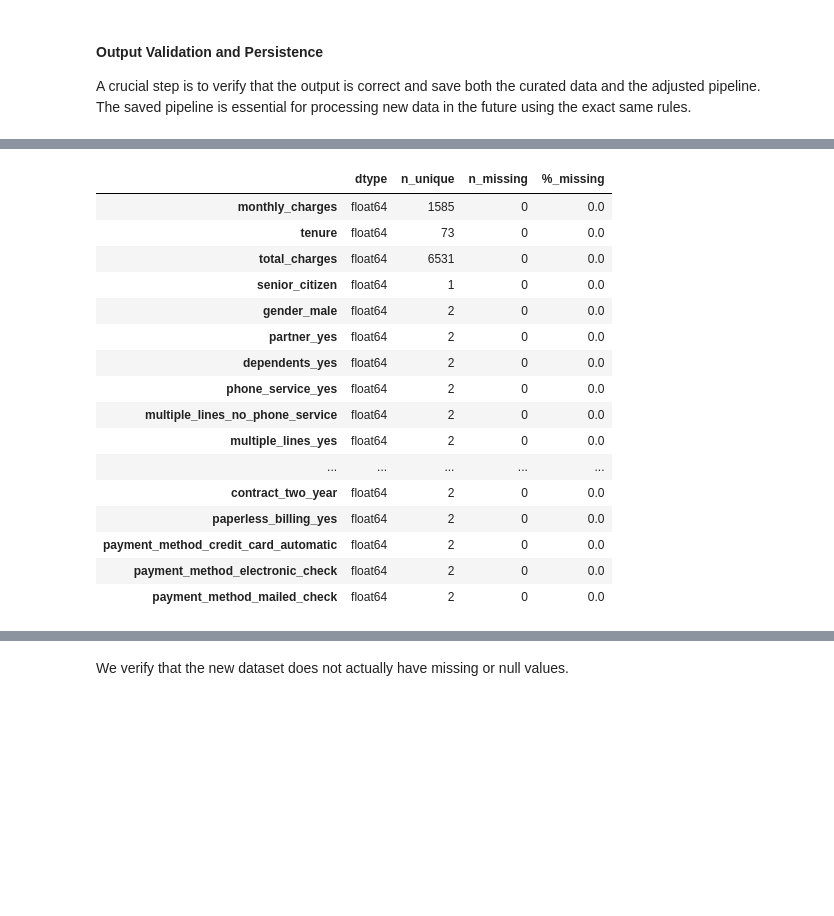
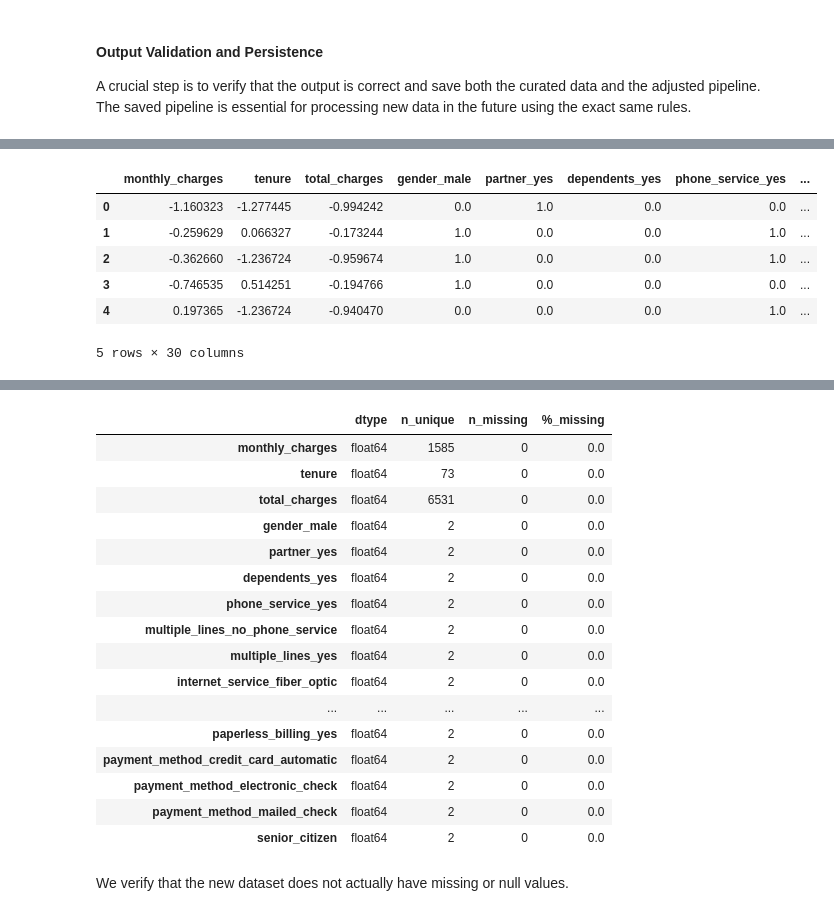
Before and after one commit to flavioaguirre/byebye-predictor, a Jupyter notebook: notebooks/03_telco_data_preprocess.ipynb, the cells around one changed output, grey strips where cells are left out. Saved outputs shown, nothing was run; the diff lists cells and outputs as text; code cells hidden in the pictures; blank space fills up the shorter version.

```diff
--- a/notebooks/03_telco_data_preprocess.ipynb
+++ b/notebooks/03_telco_data_preprocess.ipynb
@@ -93,5 +94,6 @@ preview_df(df_telco)
 # %%
-# The EDA told us that TotalCharges has blanks that should be null
 df_telco['TotalCharges'] = pd.to_numeric(df_telco['TotalCharges'], errors='coerce')
-logger.info("Converted column 'TotalCharges' to numeric (dtype=float).")
+df_telco["SeniorCitizen"] = df_telco["SeniorCitizen"].astype("category")
+logger.info("Converted column 'TotalCharges' and to numeric (dtype=float).")
+logger.info("Converted column 'SeniorCitizen' and to object (dtype=category).")
 # %% [output]
@@ -100,6 +103,6 @@ logger.info("Converted column 'TotalCharges' to numeric (dtype=float).")
 # We instantiate the preprocessor with our evidence-based configuration
 preprocessor = DataProcessor(
     imputation_strategy='median',  # Decision informed by the presence of outliers
-    scaling_strategy='standard'    # Standard for preparing data for modeling
+    scaling_strategy='standard',    # Standard for preparing data for modeling
 )
 # %% [output]
@@ -131,5 +134,7 @@ A crucial step is to verify that the output is correct and save both the curated
 # %%
 # We validate the output
 logger.info(f"Dimensions of the processed dataset: {X_processed.shape}")
+
+display(preview_df(X_processed))
 display(dataframe_overview(X_processed))
 # %% [output]
@@ -139,17 +142,7 @@ display(dataframe_overview(X_processed))
-|  | dtype | n_unique | n_missing | %_missing |
-| monthly_charges | float64 | 1585 | 0 | 0.0 |
-| tenure | float64 | 73 | 0 | 0.0 |
-| total_charges | float64 | 6531 | 0 | 0.0 |
-| senior_citizen | float64 | 1 | 0 | 0.0 |
-| gender_male | float64 | 2 | 0 | 0.0 |
-| partner_yes | float64 | 2 | 0 | 0.0 |
-| dependents_yes | float64 | 2 | 0 | 0.0 |
-| phone_service_yes | float64 | 2 | 0 | 0.0 |
-| multiple_lines_no_phone_service | float64 | 2 | 0 | 0.0 |
-| multiple_lines_yes | float64 | 2 | 0 | 0.0 |
-| ... | ... | ... | ... | ... |
-| contract_two_year | float64 | 2 | 0 | 0.0 |
-| paperless_billing_yes | float64 | 2 | 0 | 0.0 |
-| payment_method_credit_card_automatic | float64 | 2 | 0 | 0.0 |
-| payment_method_electronic_check | float64 | 2 | 0 | 0.0 |
-| payment_method_mailed_check | float64 | 2 | 0 | 0.0 |
+|  | monthly_charges | tenure | total_charges | gender_male | partner_yes | dependents_yes | phone_service_yes | ... |
+| 0 | -1.160323 | -1.277445 | -0.994242 | 0.0 | 1.0 | 0.0 | 0.0 | ... |
+| 1 | -0.259629 | 0.066327 | -0.173244 | 1.0 | 0.0 | 0.0 | 1.0 | ... |
+| 2 | -0.362660 | -1.236724 | -0.959674 | 1.0 | 0.0 | 0.0 | 1.0 | ... |
+| 3 | -0.746535 | 0.514251 | -0.194766 | 1.0 | 0.0 | 0.0 | 0.0 | ... |
+| 4 | 0.197365 | -1.236724 | -0.940470 | 0.0 | 0.0 | 0.0 | 1.0 | ... |
+5 rows × 30 columns
@@ -156,3 +151,20 @@ display(dataframe_overview(X_processed))
+|  | dtype | n_unique | n_missing | %_missing |
+| monthly_charges | float64 | 1585 | 0 | 0.0 |
+| tenure | float64 | 73 | 0 | 0.0 |
+| total_charges | float64 | 6531 | 0 | 0.0 |
+| gender_male | float64 | 2 | 0 | 0.0 |
+| partner_yes | float64 | 2 | 0 | 0.0 |
+| dependents_yes | float64 | 2 | 0 | 0.0 |
+| phone_service_yes | float64 | 2 | 0 | 0.0 |
+| multiple_lines_no_phone_service | float64 | 2 | 0 | 0.0 |
+| multiple_lines_yes | float64 | 2 | 0 | 0.0 |
+| internet_service_fiber_optic | float64 | 2 | 0 | 0.0 |
+| ... | ... | ... | ... | ... |
+| paperless_billing_yes | float64 | 2 | 0 | 0.0 |
+| payment_method_credit_card_automatic | float64 | 2 | 0 | 0.0 |
+| payment_method_electronic_check | float64 | 2 | 0 | 0.0 |
+| payment_method_mailed_check | float64 | 2 | 0 | 0.0 |
+| senior_citizen | float64 | 2 | 0 | 0.0 |
 # %% [markdown]
 We verify that the new dataset does not actually have missing or null values.
 # %%
```
Also changed, not shown: parts of 16 cells of this notebook, 4 other files.
